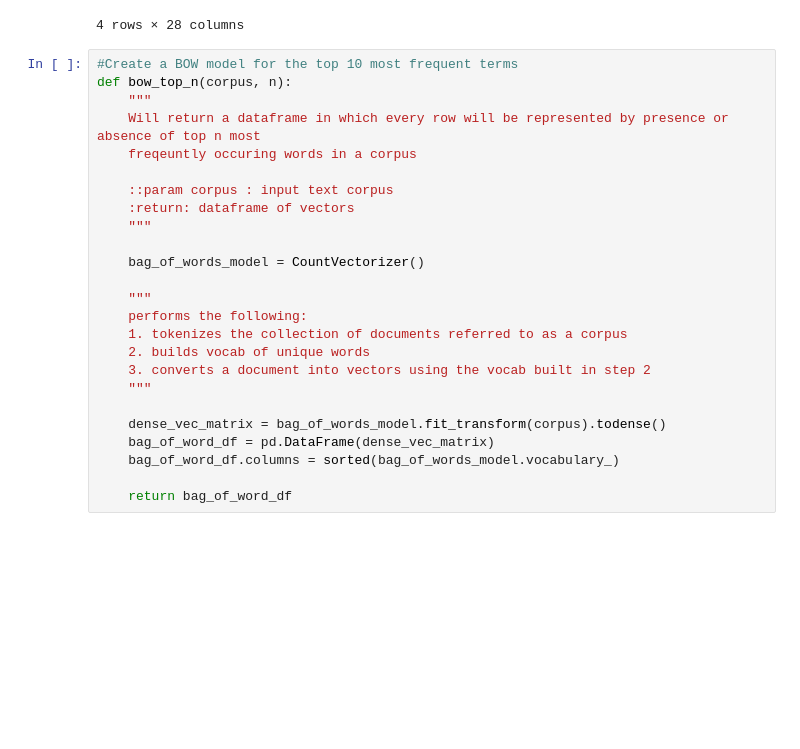
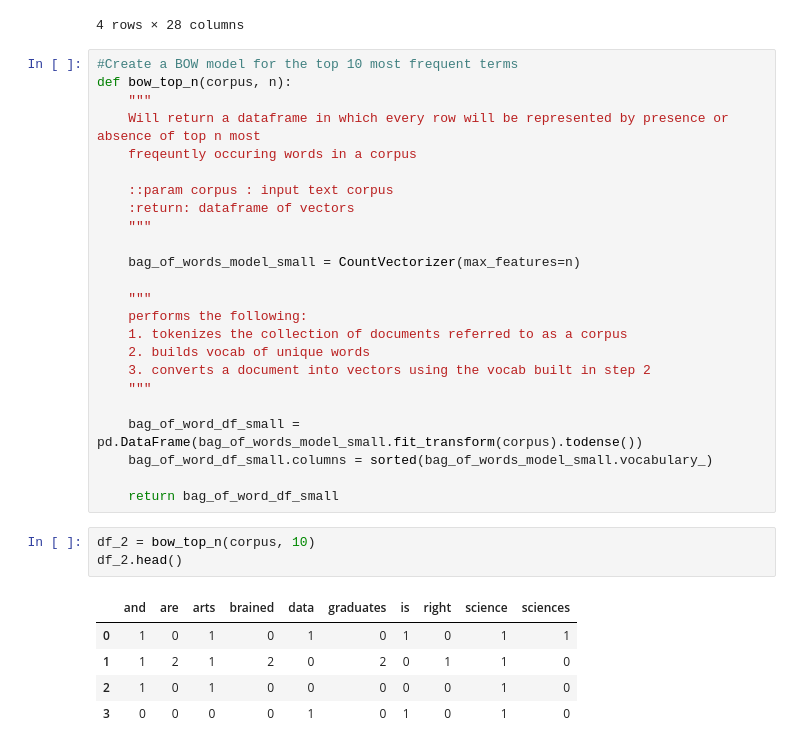
Before and after one commit to ttellner/nlp, a Jupyter notebook: MLP_Workshop_Chpt2.ipynb, the cells around one changed output. Drawn from its saved outputs; the diff is of its cells as text; blank space fills up the shorter version.

```diff
--- a/MLP_Workshop_Chpt2.ipynb
+++ b/MLP_Workshop_Chpt2.ipynb
@@ -130,7 +130,7 @@ def bow_top_n(corpus, n):
     :return: dataframe of vectors
     """
 
-    bag_of_words_model = CountVectorizer()
+    bag_of_words_model_small = CountVectorizer(max_features=n)
 
     """
     performs the following:
@@ -139,8 +139,16 @@ def bow_top_n(corpus, n):
     3. converts a document into vectors using the vocab built in step 2
     """
 
-    dense_vec_matrix = bag_of_words_model.fit_transform(corpus).todense()
-    bag_of_word_df = pd.DataFrame(dense_vec_matrix)
-    bag_of_word_df.columns = sorted(bag_of_words_model.vocabulary_)
+    bag_of_word_df_small = pd.DataFrame(bag_of_words_model_small.fit_transform(corpus).todense())
+    bag_of_word_df_small.columns = sorted(bag_of_words_model_small.vocabulary_)
 
-    return bag_of_word_df
+    return bag_of_word_df_small
+# %%
+df_2 = bow_top_n(corpus, 10)
+df_2.head()
+# %% [output]
+|  | and | are | arts | brained | data | graduates | is | right | science | sciences |
+| 0 | 1 | 0 | 1 | 0 | 1 | 0 | 1 | 0 | 1 | 1 |
+| 1 | 1 | 2 | 1 | 2 | 0 | 2 | 0 | 1 | 1 | 0 |
+| 2 | 1 | 0 | 1 | 0 | 0 | 0 | 0 | 0 | 1 | 0 |
+| 3 | 0 | 0 | 0 | 0 | 1 | 0 | 1 | 0 | 1 | 0 |
```
Also changed, not shown: parts of 31 cells of this notebook, 32 other files.
